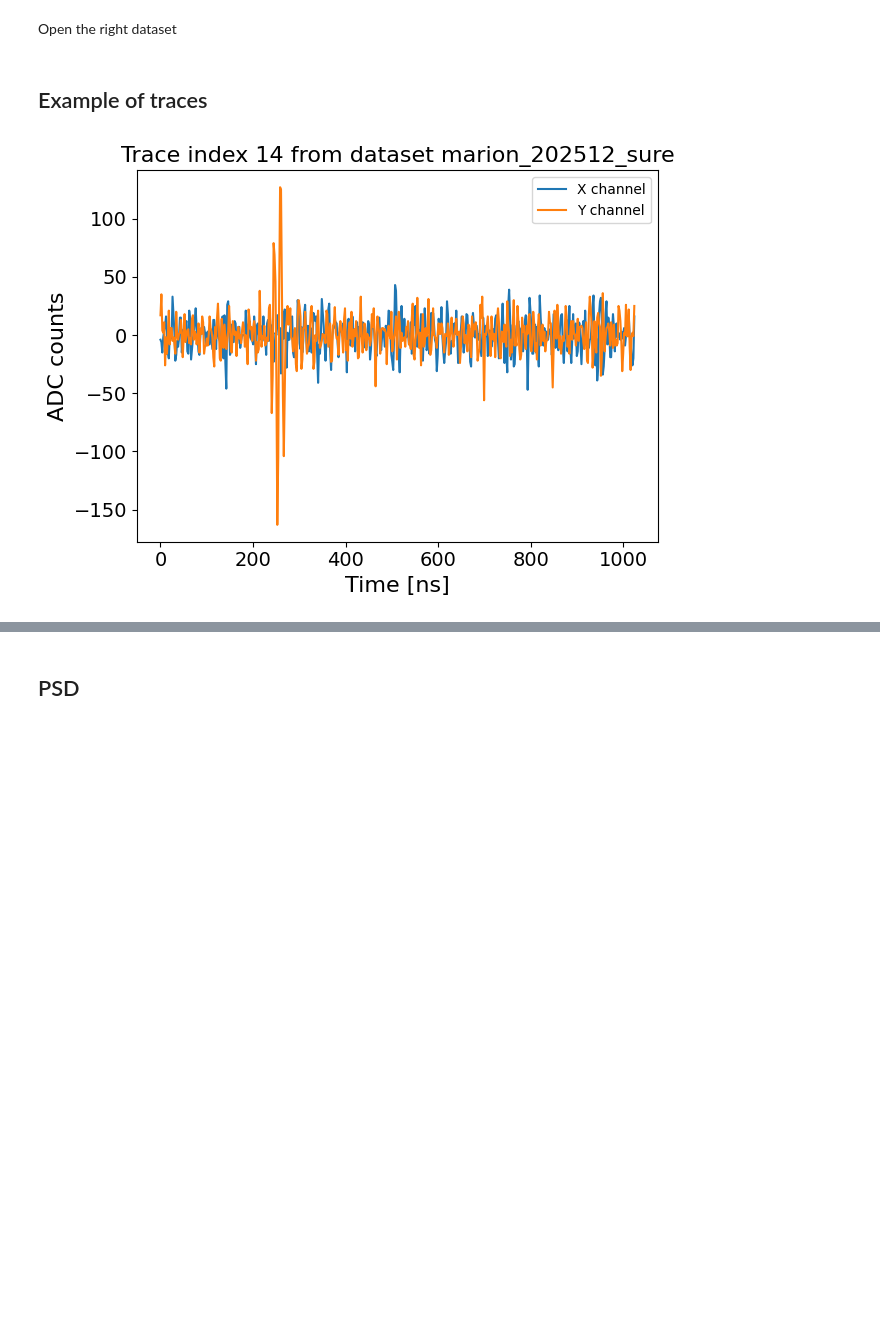
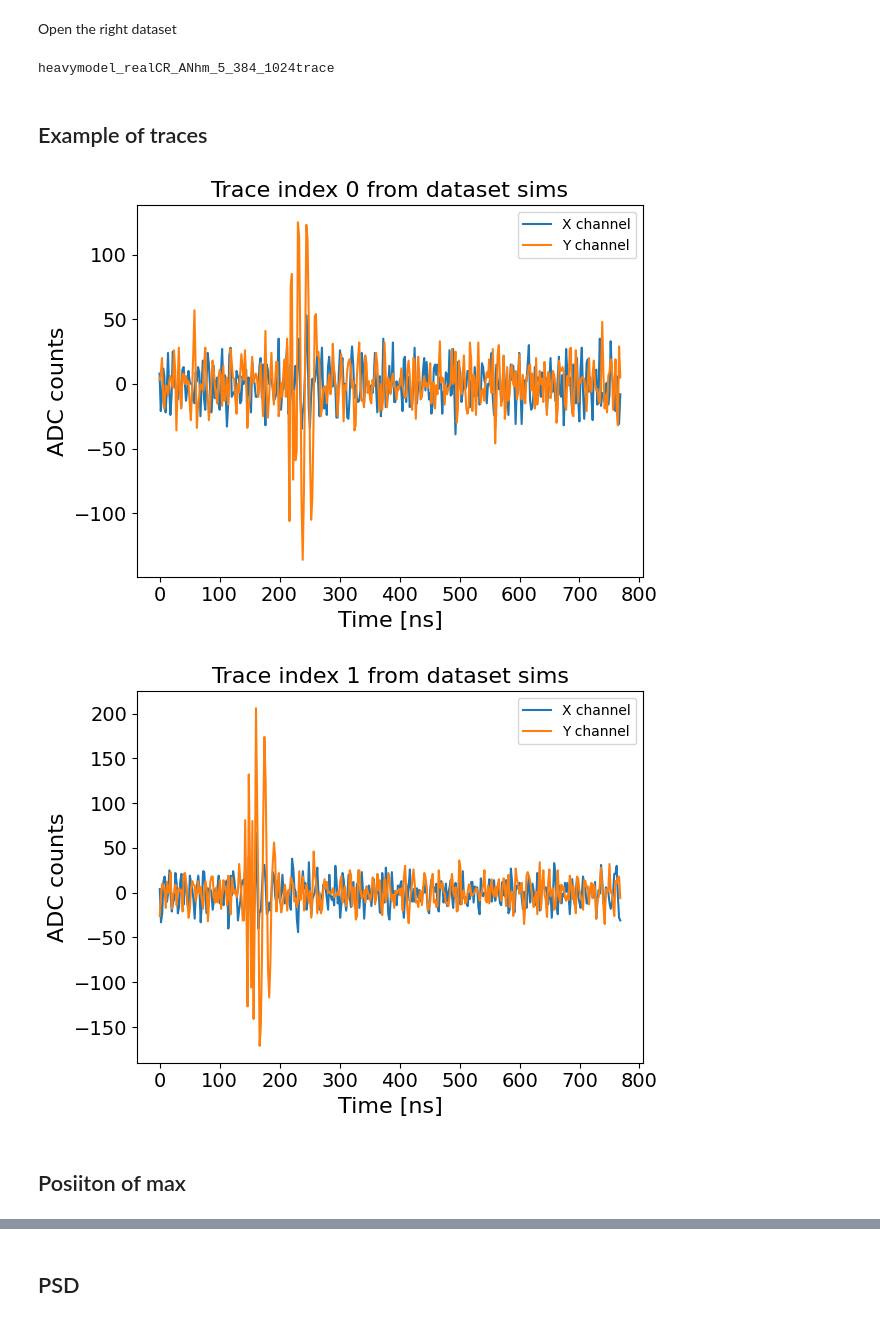
Before and after one commit to LavoisierJ/SPETCES, a Jupyter notebook: SPETCES/data_formating/study_extracted_traces.ipynb, the cells around one changed output, grey strips where cells are left out. Drawn from its saved outputs; the diff is of its cells as text; code cells hidden in the pictures; blank space fills up the shorter version.

```diff
--- a/SPETCES/data_formating/study_extracted_traces.ipynb
+++ b/SPETCES/data_formating/study_extracted_traces.ipynb
@@ -569,39 +628,48 @@ for repert in repertories:
 # %% [markdown]
 Open the right dataset
 # %%
-dataset_path_traces = f"{master_path}/datasets/dataset_real_CR2/raw_dataset/marion_202512_sure_567_traces.npy"
-dataset_path_info = f"{master_path}/datasets/dataset_real_CR2/raw_dataset/marion_202512_sure_567_info.npy"
-dataset_info = np.load(dataset_path_info)
-data = np.load(dataset_path_traces)
+dataset_path_traces = f"{master_path}/datasets/heavymodel_realCR_ANhm_5_384_1024trace/train_test_datasets/ANhm_dataset_train_2432_traces_noise15_SNR4_traces.npy"
+dataset_path_info = f"{master_path}/datasets/heavymodel_realCR_ANhm_5_384_1024trace/train_test_datasets/ANhm_dataset_train_2432_traces_noise15_SNR4_info.npy"
+dataset_info = np.load(dataset_path_info)[:1400]
+data = np.load(dataset_path_traces)[:1400]
 
-dir_for_traces = 'marion_202512_sure'
+dir_for_traces = 'sims'
 
-dataset_type = dataset_path_traces.split("/")[-2]
+dataset_type = dataset_path_traces.split("/")[7]
+print(dataset_type)
 name_output_dir = dataset_path_traces.split("/")[-1].replace("_traces.npy", "_study")
-os.makedirs(f"{master_path}/plots/{dataset_type}/{name_output_dir}", exist_ok=True)
+os.makedirs(f"{master_path}/plots/{dataset_type}/{dir_for_traces}", exist_ok=True)
+# %% [output]
+heavymodel_realCR_ANhm_5_384_1024trace
 # %% [markdown]
 ## Example of traces
 # %%
 i = 0
 # %%
+for i in range(2) :
+    plt.plot(np.linspace(0,384*2,384),
+            data[i,:,0],
+            label='X channel'
+    )
+    plt.plot(np.linspace(0,384*2,384),
+            data[i,:,1],
+            label='Y channel'
+    )
+    plt.xlabel('Time [ns]', fontsize=16)
+    plt.ylabel('ADC counts', fontsize=16)
+    plt.title(f'Trace index {i} from dataset {dir_for_traces}', fontsize=16)
+    plt.xticks(fontsize=14)
+    plt.yticks(fontsize=14)
+    plt.legend()
+    plt.tight_layout()
+    # plt.savefig(f"{master_path}/plots/{dataset_type}/{dir_for_traces}/trace_{i}.png")
+    plt.show()
+    plt.close()
 
-plt.plot(np.linspace(0,1024,512),
-         data[i,:,0],
-         label='X channel'
-)
-plt.plot(np.linspace(0,1024,512),
-         data[i,:,1],
-         label='Y channel'
-)
-plt.xlabel('Time [ns]', fontsize=16)
-plt.ylabel('ADC counts', fontsize=16)
-plt.title(f'Trace index {i} from dataset {dir_for_traces}', fontsize=16)
-plt.xticks(fontsize=14)
-plt.yticks(fontsize=14)
-plt.legend()
-plt.tight_layout()
-plt.show()
 
-i+=1
+# i+=1
 # %% [output]
-[figure, old version]
+[figure, new version]
+[figure, added]
+# %% [markdown]
+## Posiiton of max
```
Also changed, not shown: parts of 10 cells of this notebook, 17 other files.
